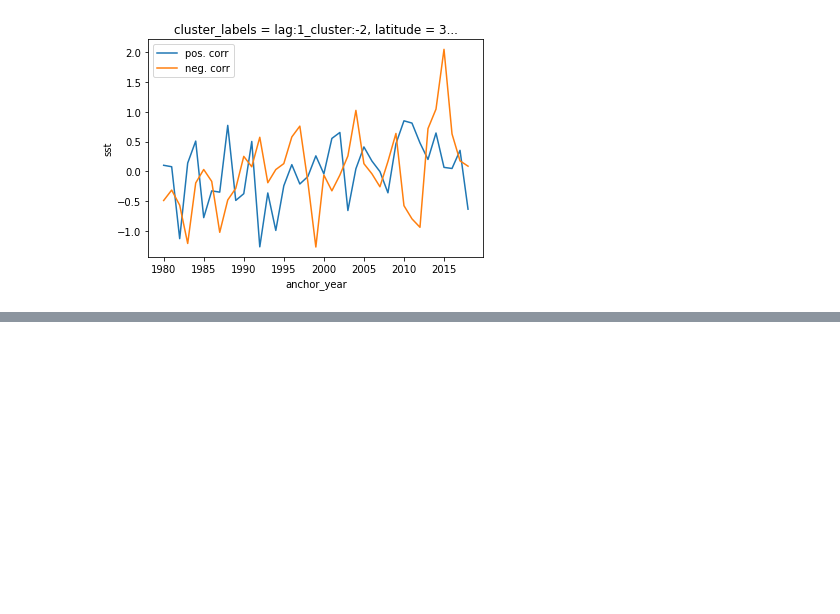
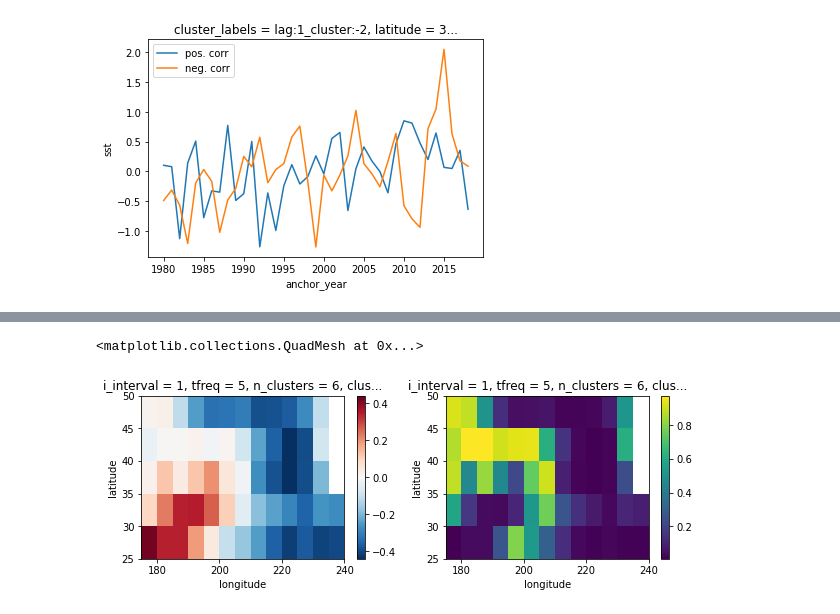
Before and after one commit to AI4S2S/s2spy, a Jupyter notebook: notebooks/tutorial_RGDR.ipynb, the cells around one changed output, grey strips where cells are left out. Saved outputs shown, nothing was run; the diff lists cells and outputs as text; code cells hidden in the pictures; blank space fills up the shorter version.

```diff
--- a/notebooks/tutorial_RGDR.ipynb
+++ b/notebooks/tutorial_RGDR.ipynb
@@ -103,0 +111,11 @@ cluster_map.cluster_labels[0].plot()
+# %%
+fig, (ax1, ax2) = plt.subplots(figsize=(10, 3), ncols=2)
+
+# Visualize correlation map after RGDR().fit(precursor_field, target_timeseries)
+rgdr.corr_map.sel(i_interval=1).plot(ax=ax1)
+
+# Visualize p-values map
+rgdr.pval_map.sel(i_interval=1).plot(ax=ax2)
+# %% [output]
+<matplotlib.collections.QuadMesh at 0x...>
+[figure, added]
```
Also changed, not shown: parts of 12 cells of this notebook, 2 other files.
